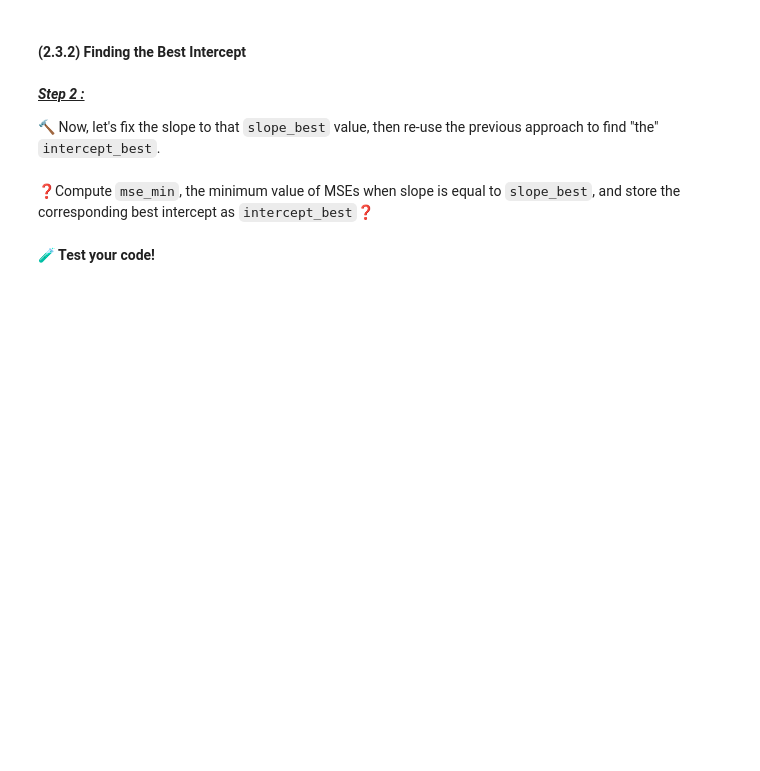
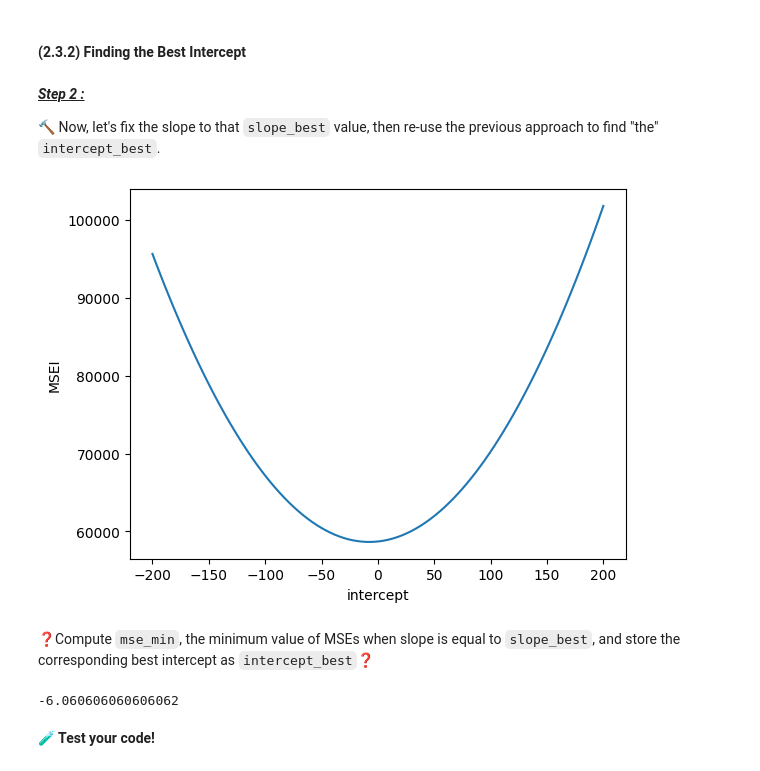
Before and after one commit to ParissaPeimaniyfard/data-real-estate-advanced-estimator, a Jupyter notebook: 02-real_estate_advanced_estimator.ipynb, the cells around one changed output. Cells and saved outputs as stored; diff of their text form; code cells hidden in the pictures; blank space fills up the shorter version.

```diff
--- a/02-real_estate_advanced_estimator.ipynb
+++ b/02-real_estate_advanced_estimator.ipynb
@@ -277,0 +301,4 @@ Here you can use Python's built-in `.min()` function, as well as the `List.index
+# %%
+intercept= np.min(MSEs)
+slope_best= slopes[MSEs.index(intercept)]
+[intercept, slope_best]
@@ -283,3 +312,5 @@ Here you can use Python's built-in `.min()` function, as well as the `List.index
 🔨 Now, let's fix the slope to that `slope_best` value, then re-use the previous approach to find "the" `intercept_best`.
 # %%
 # Create a range of 100 intercepts that contains what you believe is the optimal intercept
+
+intercepts= np.linspace(200,-200,100)
@@ -288,3 +317,15 @@ Here you can use Python's built-in `.min()` function, as well as the `List.index
+# %%
+# Create the list of MSEs for each intercept value
+MSEsI= []
+for intercept in intercepts:
+    mean= compute_mse(slope_best, intercept, flats['surface'], flats['price'] )
+    MSEsI.append(mean)
+A= plt.plot(intercepts, MSEsI);
+plt.xlabel('intercept')
+plt.ylabel('MSEI')
+plt.show()
+# %% [output]
+[figure, added]
 # %%
 # Plot MSEs against slopes. Do you see a minimum? If not, try another range of slopes!
 # %% [markdown]
@@ -295,3 +333,9 @@ intercept_best = None
+# %%
+mse_min = np.min(MSEsI)
+
+intercept_best = intercepts[MSEsI.index(np.min(MSEsI))]
+# %% [output]
+-6.060606060606062
 # %%
 # YOUR CODE HERE
 # %% [markdown]
```
Also changed, not shown: parts of 16 cells of this notebook, 1 other file.
